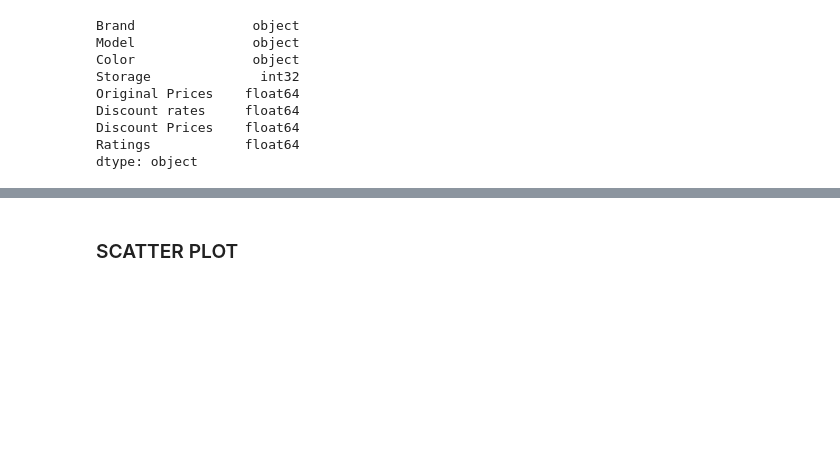
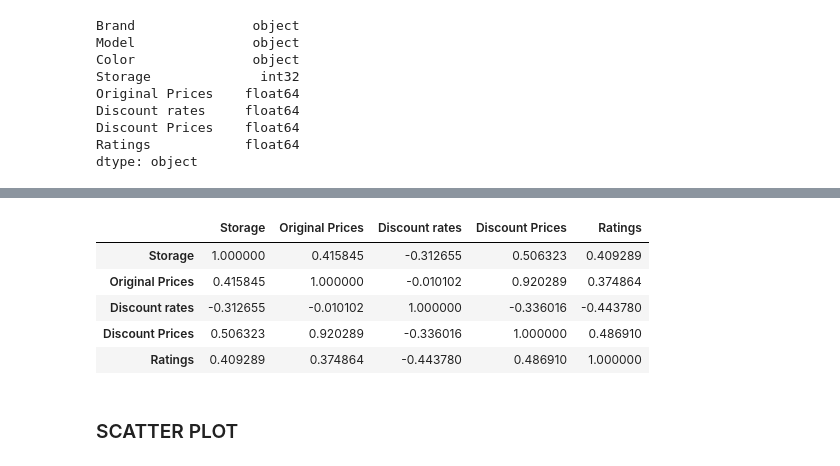
Before and after one commit to bhuvansai93/23098103-Statistics-and-Trends, a Jupyter notebook: 23019803_Statistics_and_Trends.ipynb, the cells around one changed output, grey strips where cells are left out. Saved outputs shown, nothing was run; the diff lists cells and outputs as text; code cells hidden in the pictures; blank space fills up the shorter version.

```diff
--- a/23019803_Statistics_and_Trends.ipynb
+++ b/23019803_Statistics_and_Trends.ipynb
@@ -253,3 +267,13 @@ mob_data.describe().T
+# %%
+#Correlation function for numeric columns in dataset to see relationships between them
+mob_data.select_dtypes(include='number').corr()
+# %% [output]
+|  | Storage | Original Prices | Discount rates | Discount Prices | Ratings |
+| Storage | 1.000000 | 0.415845 | -0.312655 | 0.506323 | 0.409289 |
+| Original Prices | 0.415845 | 1.000000 | -0.010102 | 0.920289 | 0.374864 |
+| Discount rates | -0.312655 | -0.010102 | 1.000000 | -0.336016 | -0.443780 |
+| Discount Prices | 0.506323 | 0.920289 | -0.336016 | 1.000000 | 0.486910 |
+| Ratings | 0.409289 | 0.374864 | -0.443780 | 0.486910 | 1.000000 |
 # %% [markdown]
 ### SCATTER PLOT
 # %%
```
Also changed, not shown: parts of 9 cells of this notebook.
